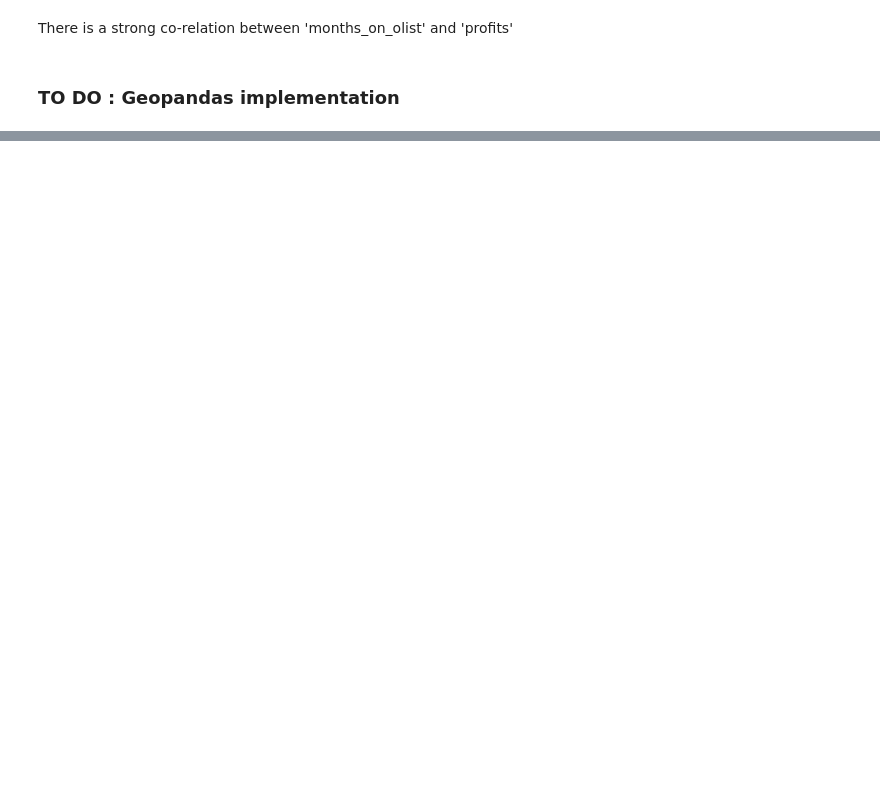
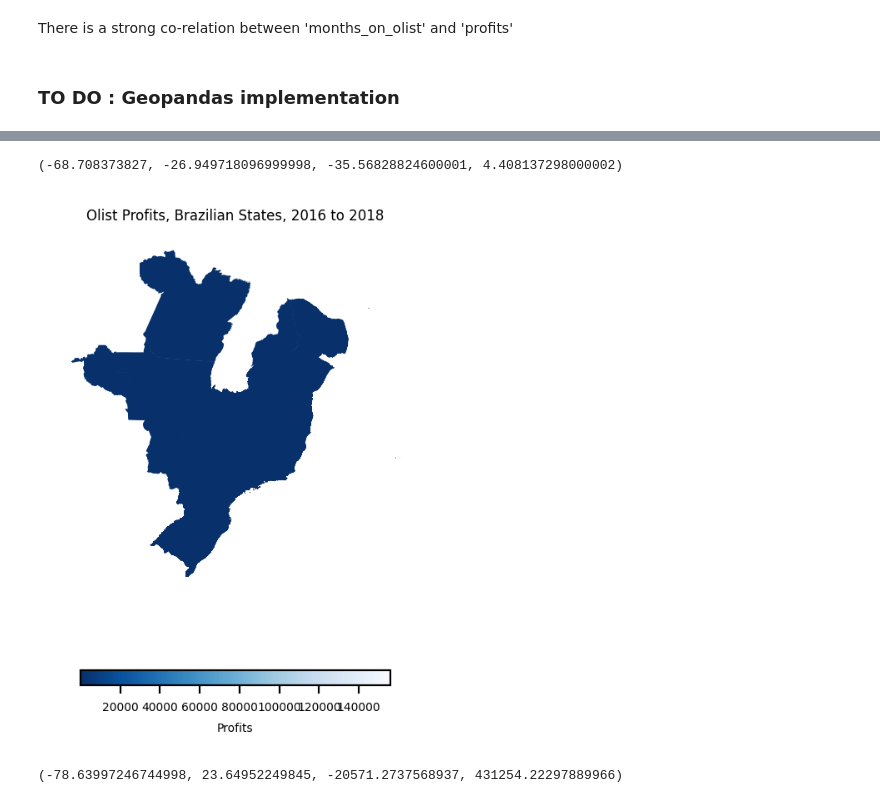
Before and after one commit to tanushrin/data-recap_ceo_request, a Jupyter notebook: CEO-Request Challenge_Brazil.ipynb, the cells around one changed output, grey strips where cells are left out. Saved outputs shown, nothing was run; the diff lists cells and outputs as text; code cells hidden in the pictures; blank space fills up the shorter version.

```diff
--- a/CEO-Request Challenge_Brazil.ipynb
+++ b/CEO-Request Challenge_Brazil.ipynb
@@ -363,0 +407,8 @@ There is a strong co-relation between 'months_on_olist' and 'profits' </br>
+# %%
+states_profits = sellers_df.groupby(['seller_state', 'seller_city']).agg({'profits': 'sum'}).sort_values(by='profits', ascending=False).reset_index()
+#states_profits
+
+
+# join the databases
+states = states.merge(states_profits, left_on='abbrev_state', right_on='seller_state')
+states.head(5)
@@ -363,0 +422,30 @@ There is a strong co-relation between 'months_on_olist' and 'profits' </br>
+# %%
+plt.rcParams.update({"font.size": 5})
+
+fig, ax = plt.subplots(figsize=(15, 15), dpi=200)
+
+states.plot(
+    column="profits",
+    cmap="Blues_r",
+    legend=True,
+    legend_kwds={
+        "label": "Profits",
+        "orientation": "horizontal",
+        "shrink": 0.6,
+    },
+    ax=ax,
+)
+
+ax.set_title("Olist Profits, Brazilian States, 2016 to 2018")
+ax.axis("off")
+# %% [output]
+(-68.708373827, -26.949718096999998, -35.56828824600001, 4.408137298000002)
+[figure, added]
+# %%
+#Plot thematic map of Brazil with the location of the sellers with the highest profits in green and the lowest in red.
+states_profits.plot(column='profits', cmap='RdYlGn', legend=True, ax=ax)
+
+ax.set_title("Brazil", fontsize=20)
+ax.axis("off")
+# %% [output]
+(-78.63997246744998, 23.64952249845, -20571.2737568937, 431254.22297889966)
```
Also changed, not shown: parts of 8 cells of this notebook.
